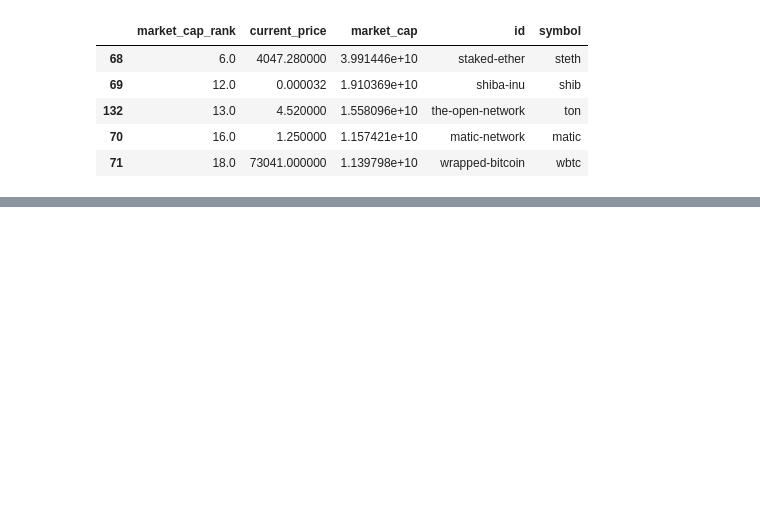
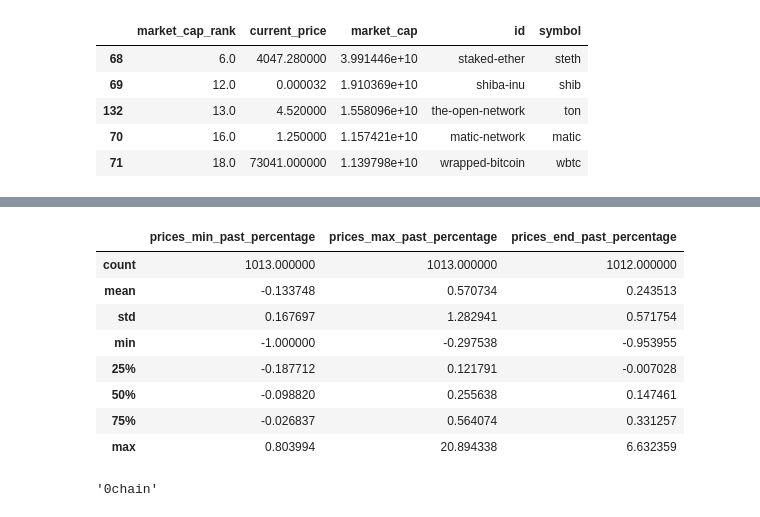
Before and after one commit to cesarali/birth-death-portfolio, a Jupyter notebook: notebooks/Data/Coingecko/parse_timeseries.ipynb, the cells around one changed output, grey strips where cells are left out. Cells and saved outputs as stored; diff of their text form; code cells hidden in the pictures; blank space fills up the shorter version.

```diff
--- a/notebooks/Data/Coingecko/parse_timeseries.ipynb
+++ b/notebooks/Data/Coingecko/parse_timeseries.ipynb
@@ -95,0 +137,17 @@ tsmd.prediction_head["prices"].plot()
+# %%
+timeseries_metadata_dataframe_basic.describe()
+# %% [output]
+|  | prices_min_past_percentage | prices_max_past_percentage | prices_end_past_percentage |
+| count | 1013.000000 | 1013.000000 | 1012.000000 |
+| mean | -0.133748 | 0.570734 | 0.243513 |
+| std | 0.167697 | 1.282941 | 0.571754 |
+| min | -1.000000 | -0.297538 | -0.953955 |
+| 25% | -0.187712 | 0.121791 | -0.007028 |
+| 50% | -0.098820 | 0.255638 | 0.147461 |
+| 75% | -0.026837 | 0.564074 | 0.331257 |
+| max | 0.803994 | 20.894338 | 6.632359 |
+# %%
+coin_id,tsmd = next(timeseries_and_metadata.items().__iter__())
+coin_id
+# %% [output]
+'0chain'
```
Also changed, not shown: parts of 9 cells of this notebook, 4 other files.
